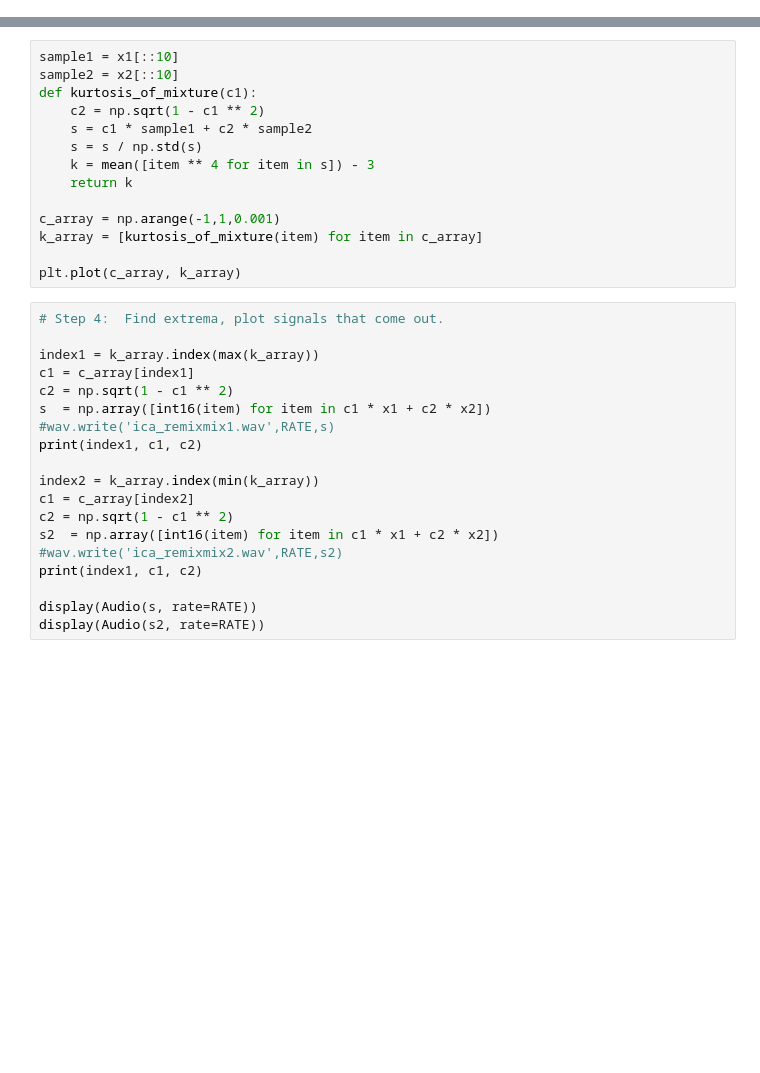
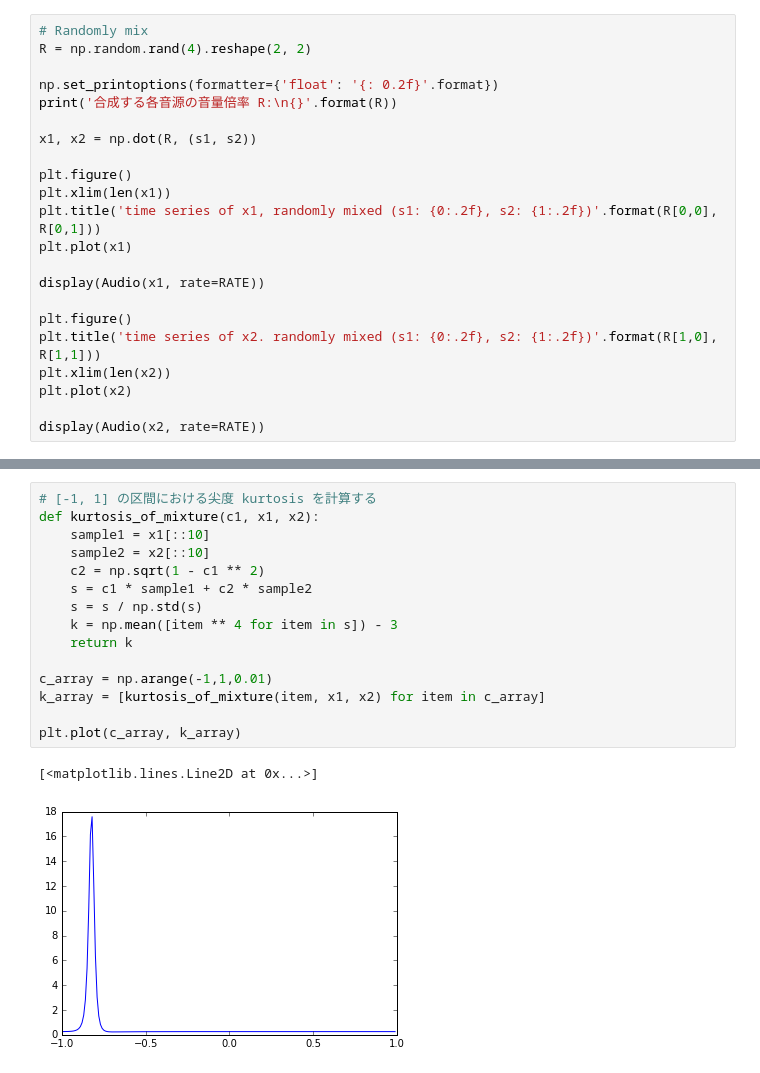
Before and after one commit to keik/battlefield-acoustics, a Jupyter notebook: ica.ipynb, the cells around one changed output, grey strips where cells are left out. Drawn from its saved outputs; the diff is of its cells as text; blank space fills up the shorter version.

```diff
--- a/ica.ipynb
+++ b/ica.ipynb
@@ -79,0 +111,22 @@ display(Audio(x2, rate=RATE))
+# %%
+# Randomly mix
+R = np.random.rand(4).reshape(2, 2)
+
+np.set_printoptions(formatter={'float': '{: 0.2f}'.format})
+print('合成する各音源の音量倍率 R:\n{}'.format(R))
+
+x1, x2 = np.dot(R, (s1, s2))
+
+plt.figure()
+plt.xlim(len(x1))
+plt.title('time series of x1, randomly mixed (s1: {0:.2f}, s2: {1:.2f})'.format(R[0,0], R[0,1]))
+plt.plot(x1)
+
+display(Audio(x1, rate=RATE))
+
+plt.figure()
+plt.title('time series of x2. randomly mixed (s1: {0:.2f}, s2: {1:.2f})'.format(R[1,0], R[1,1]))
+plt.xlim(len(x2))
+plt.plot(x2)
+
+display(Audio(x2, rate=RATE))
@@ -80,33 +155,18 @@ display(Audio(x2, rate=RATE))
 # %%
-sample1 = x1[::10]
-sample2 = x2[::10]
-def kurtosis_of_mixture(c1):
+# [-1, 1] の区間における尖度 kurtosis を計算する
+def kurtosis_of_mixture(c1, x1, x2):
+    sample1 = x1[::10]
+    sample2 = x2[::10]
     c2 = np.sqrt(1 - c1 ** 2)
     s = c1 * sample1 + c2 * sample2
     s = s / np.std(s)
-    k = mean([item ** 4 for item in s]) - 3
+    k = np.mean([item ** 4 for item in s]) - 3
     return k
 
-c_array = np.arange(-1,1,0.001)
-k_array = [kurtosis_of_mixture(item) for item in c_array]
+c_array = np.arange(-1,1,0.01)
+k_array = [kurtosis_of_mixture(item, x1, x2) for item in c_array]
 
 plt.plot(c_array, k_array)
+# %% [output]
+[<matplotlib.lines.Line2D at 0x...>]
+[figure, added]
-# %%
-# Step 4:  Find extrema, plot signals that come out.
-
-index1 = k_array.index(max(k_array))
-c1 = c_array[index1]
-c2 = np.sqrt(1 - c1 ** 2)
-s  = np.array([int16(item) for item in c1 * x1 + c2 * x2])
-#wav.write('ica_remixmix1.wav',RATE,s)
-print(index1, c1, c2)
-
-index2 = k_array.index(min(k_array))
-c1 = c_array[index2]
-c2 = np.sqrt(1 - c1 ** 2)
-s2  = np.array([int16(item) for item in c1 * x1 + c2 * x2])
-#wav.write('ica_remixmix2.wav',RATE,s2)
-print(index1, c1, c2)
-
-display(Audio(s, rate=RATE))
-display(Audio(s2, rate=RATE))
```
Also changed, not shown: parts of 23 cells of this notebook, 2 other files.
